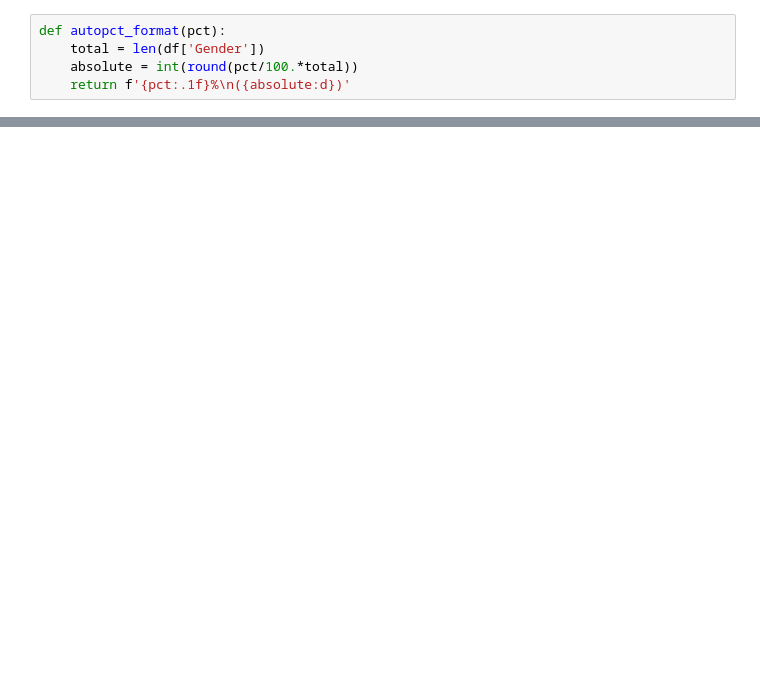
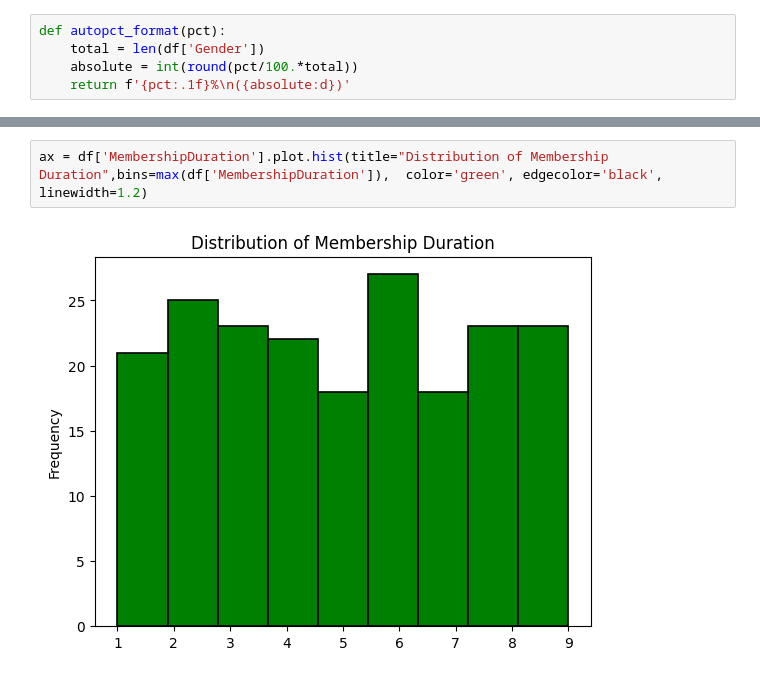
Before and after one commit to pradanaadn/churn-prediction, a Jupyter notebook: notebook/eda.ipynb, the cells around one changed output, grey strips where cells are left out. Drawn from its saved outputs; the diff is of its cells as text; blank space fills up the shorter version.

```diff
--- a/notebook/eda.ipynb
+++ b/notebook/eda.ipynb
@@ -66,0 +78,4 @@ Text(0, 0.5, '')
+# %%
+ax = df['MembershipDuration'].plot.hist(title="Distribution of Membership Duration",bins=max(df['MembershipDuration']),  color='green', edgecolor='black', linewidth=1.2)
+# %% [output]
+[figure, added]
```
Also changed, not shown: parts of 10 cells of this notebook, 2 other files.
